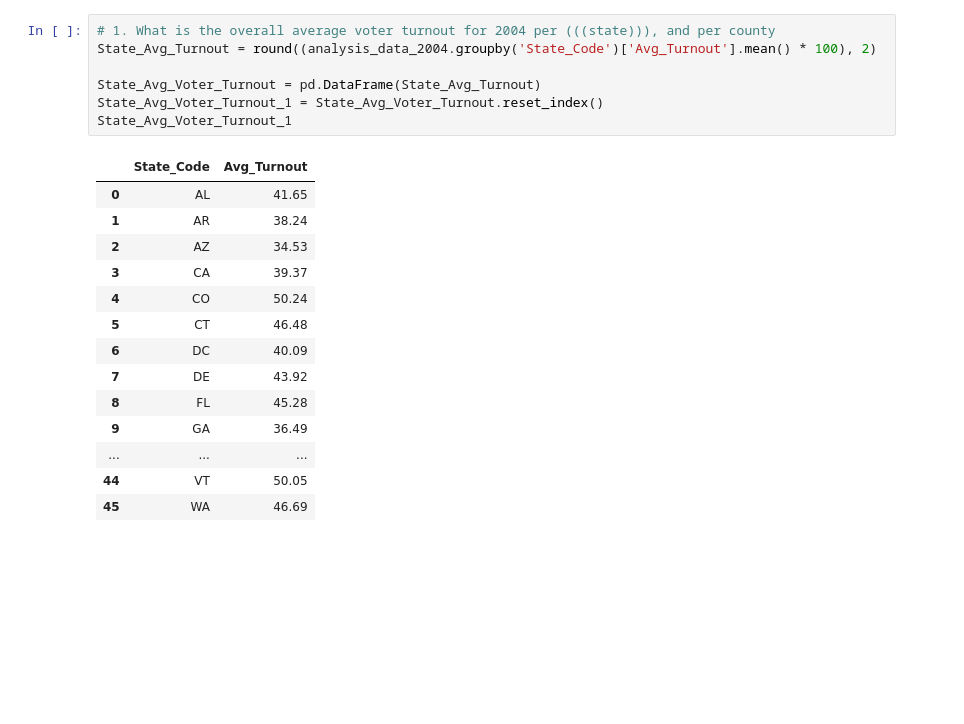
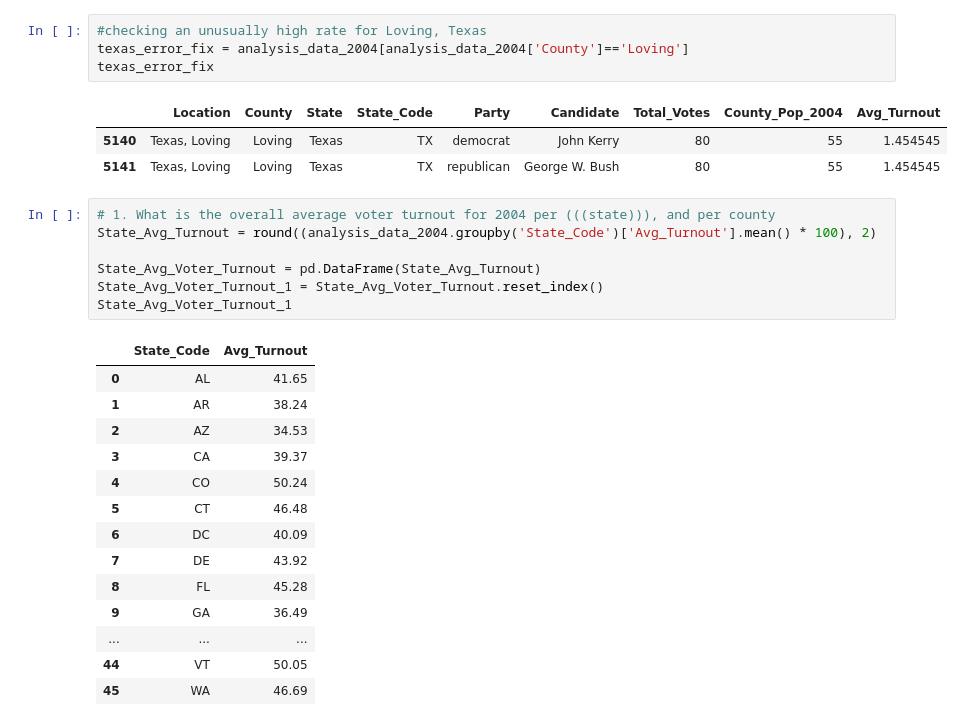
Before and after one commit to jennylynnramz/project1, a Jupyter notebook: Resources/Analysis Files/2004/Analysis_2004.ipynb, the cells around one changed output. Drawn from its saved outputs; the diff is of its cells as text; blank space fills up the shorter version.

```diff
--- a/Resources/Analysis Files/2004/Analysis_2004.ipynb
+++ b/Resources/Analysis Files/2004/Analysis_2004.ipynb
@@ -40,3 +71,11 @@ analysis_data_2004
+# %%
+#checking an unusually high rate for Loving, Texas
+texas_error_fix = analysis_data_2004[analysis_data_2004['County']=='Loving']
+texas_error_fix
+# %% [output]
+|  | Location | County | State | State_Code | Party | Candidate | Total_Votes | County_Pop_2004 | Avg_Turnout |
+| 5140 | Texas, Loving | Loving | Texas | TX | democrat | John Kerry | 80 | 55 | 1.454545 |
+| 5141 | Texas, Loving | Loving | Texas | TX | republican | George W. Bush | 80 | 55 | 1.454545 |
 # %%
 # 1. What is the overall average voter turnout for 2004 per (((state))), and per county
 State_Avg_Turnout = round((analysis_data_2004.groupby('State_Code')['Avg_Turnout'].mean() * 100), 2)
```
Also changed, not shown: parts of 13 cells of this notebook, 10 other files.
